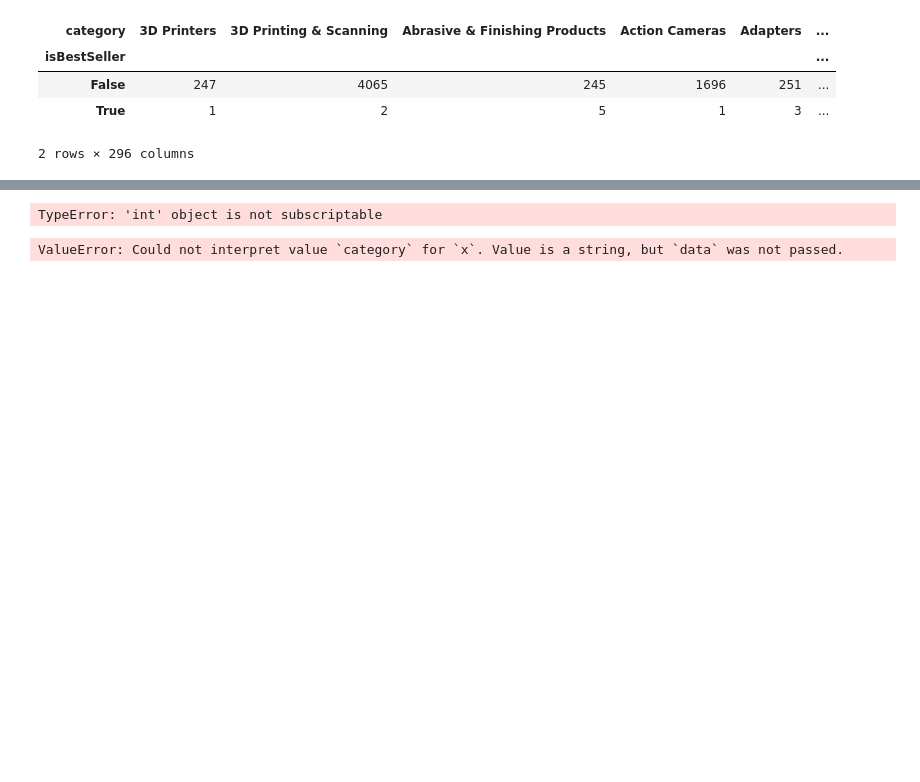
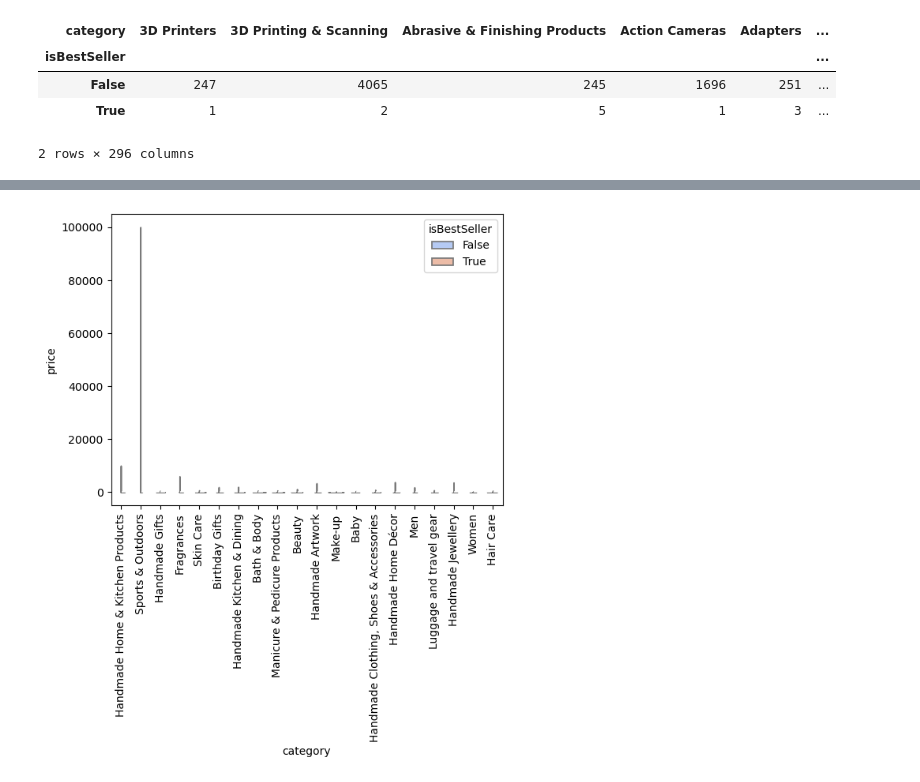
Before and after one commit to Greta-galeana/lab-eda-bivariate, a Jupyter notebook: main.ipynb, the cells around one changed output, grey strips where cells are left out. Saved outputs shown, nothing was run; the diff lists cells and outputs as text; code cells hidden in the pictures; blank space fills up the shorter version.

```diff
--- a/main.ipynb
+++ b/main.ipynb
@@ -52,14 +64,9 @@ AttributeError: 'Axes' object has no attribute 'head'
 # %%
-top_categories = df['category'].value_counts().nlargest(20).index
-df_top = df[df['category'].isin(top_categories)]
+top_categories = amazon_csvfile['category'].value_counts().nlargest(20).index
+df_top = amazon_csvfile[amazon_csvfile['category'].isin(top_categories)]
 #Visualize the relationship between product categories and the best-seller status using a violin plot to visualize the distribution of price across different product categories. Filter out the top 20 categories based on count for better visualization.
 sns.violinplot(data=df_top, x='category', y='price', hue='isBestSeller', palette="coolwarm", split=True)
 plt.xticks(rotation=90)
 plt.show()
 # %% [output]
-TypeError: 'int' object is not subscriptable
+[figure, added]
-# %%
-#Create a bar chart comparing the average price of products for the top 10 product categories (based on count).
-sns.barplot(top_categories=df, x='category', y='price', palette="coolwarm")
-# %% [output]
-ValueError: Could not interpret value `category` for `x`. Value is a string, but `data` was not passed.
```
Also changed, not shown: parts of 8 cells of this notebook.
